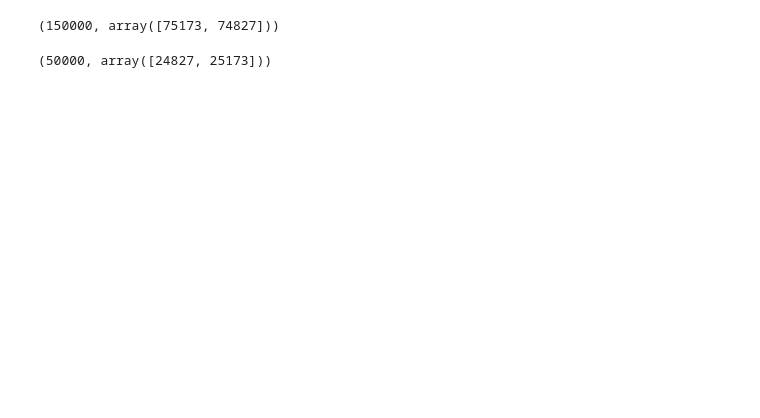
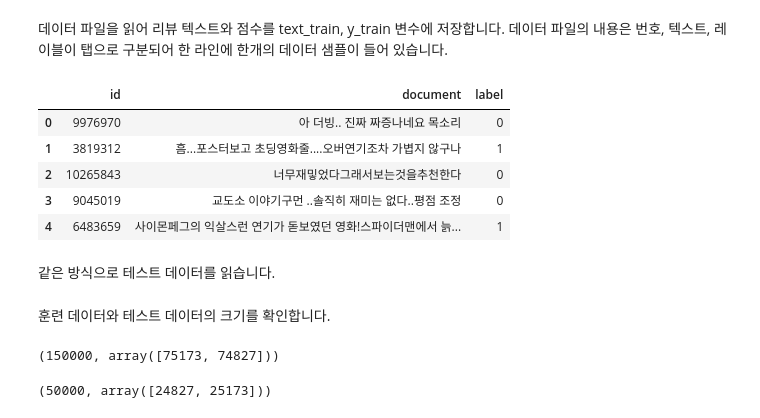
Before and after one commit to yerinsally/introduction_to_ml_with_python, a Jupyter notebook: 07-konlpy.ipynb, the cells around one changed output. Cells and saved outputs as stored; diff of their text form; code cells hidden in the pictures; blank space fills up the shorter version.

```diff
--- a/07-konlpy.ipynb
+++ b/07-konlpy.ipynb
@@ -13,0 +18,13 @@ text_test, y_test = ratings_test[:,0], ratings_test[:,1].astype('int64')
+# %% [markdown]
+데이터 파일을 읽어 리뷰 텍스트와 점수를 text_train, y_train 변수에 저장합니다. 데이터 파일의 내용은 번호, 텍스트, 레이블이 탭으로 구분되어 한 라인에 한개의 데이터 샘플이 들어 있습니다.
+# %%
+df_train = pd.read_csv('data/ratings_train.txt', delimiter='\t', keep_default_na=False)
+# %%
+df_train.head()
+# %% [output]
+|  | id | document | label |
+| 0 | 9976970 | 아 더빙.. 진짜 짜증나네요 목소리 | 0 |
+| 1 | 3819312 | 흠...포스터보고 초딩영화줄....오버연기조차 가볍지 않구나 | 1 |
+| 2 | 10265843 | 너무재밓었다그래서보는것을추천한다 | 0 |
+| 3 | 9045019 | 교도소 이야기구먼 ..솔직히 재미는 없다..평점 조정 | 0 |
+| 4 | 6483659 | 사이몬페그의 익살스런 연기가 돋보였던 영화!스파이더맨에서 늙... | 1 |
@@ -13,0 +33,2 @@ text_test, y_test = ratings_test[:,0], ratings_test[:,1].astype('int64')
+# %% [markdown]
+같은 방식으로 테스트 데이터를 읽습니다.
@@ -14,3 +39,5 @@ text_test, y_test = ratings_test[:,0], ratings_test[:,1].astype('int64')
+# %% [markdown]
+훈련 데이터와 테스트 데이터의 크기를 확인합니다.
 # %%
 len(text_train), np.bincount(y_train)
 # %% [output]
```
Also changed, not shown: parts of 27 cells of this notebook, 8 other files.
